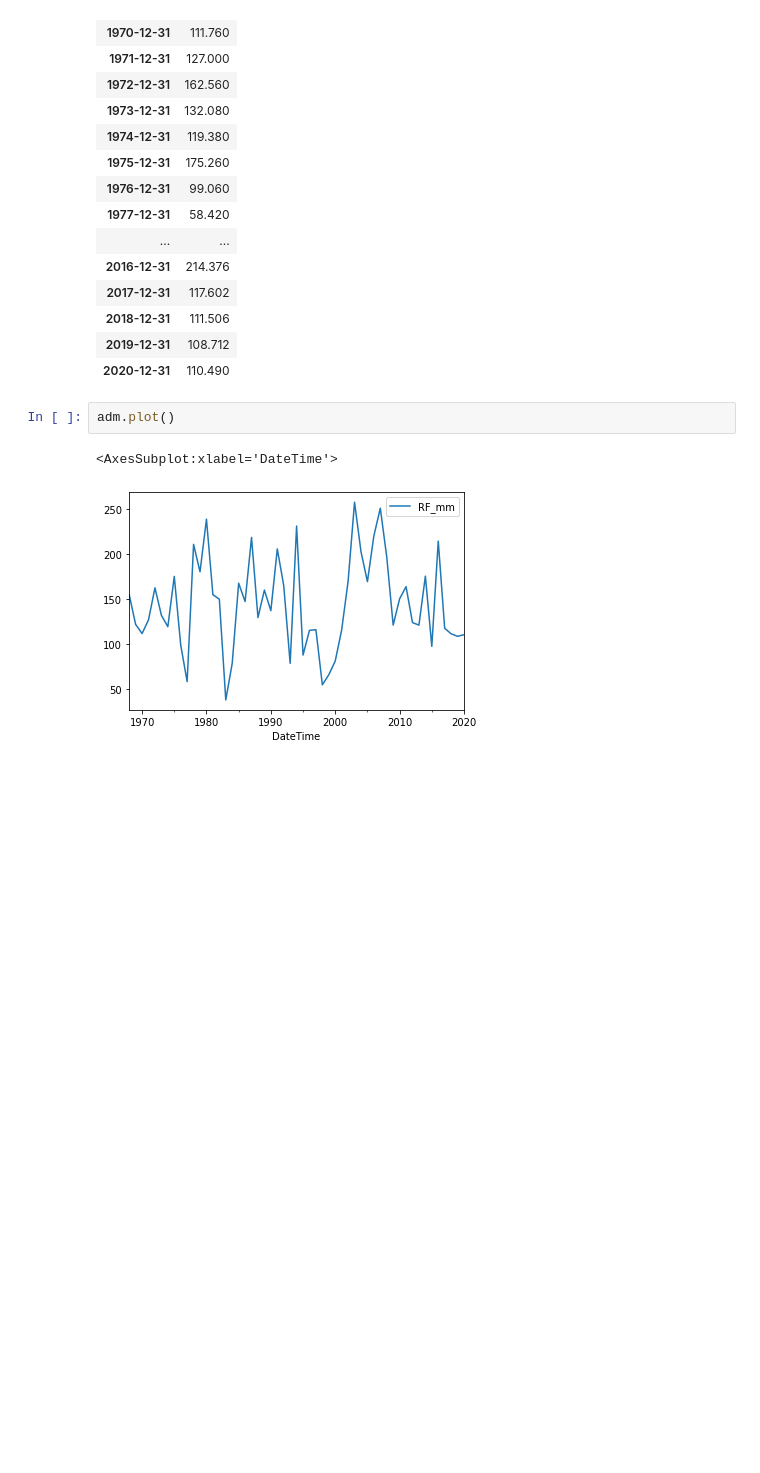
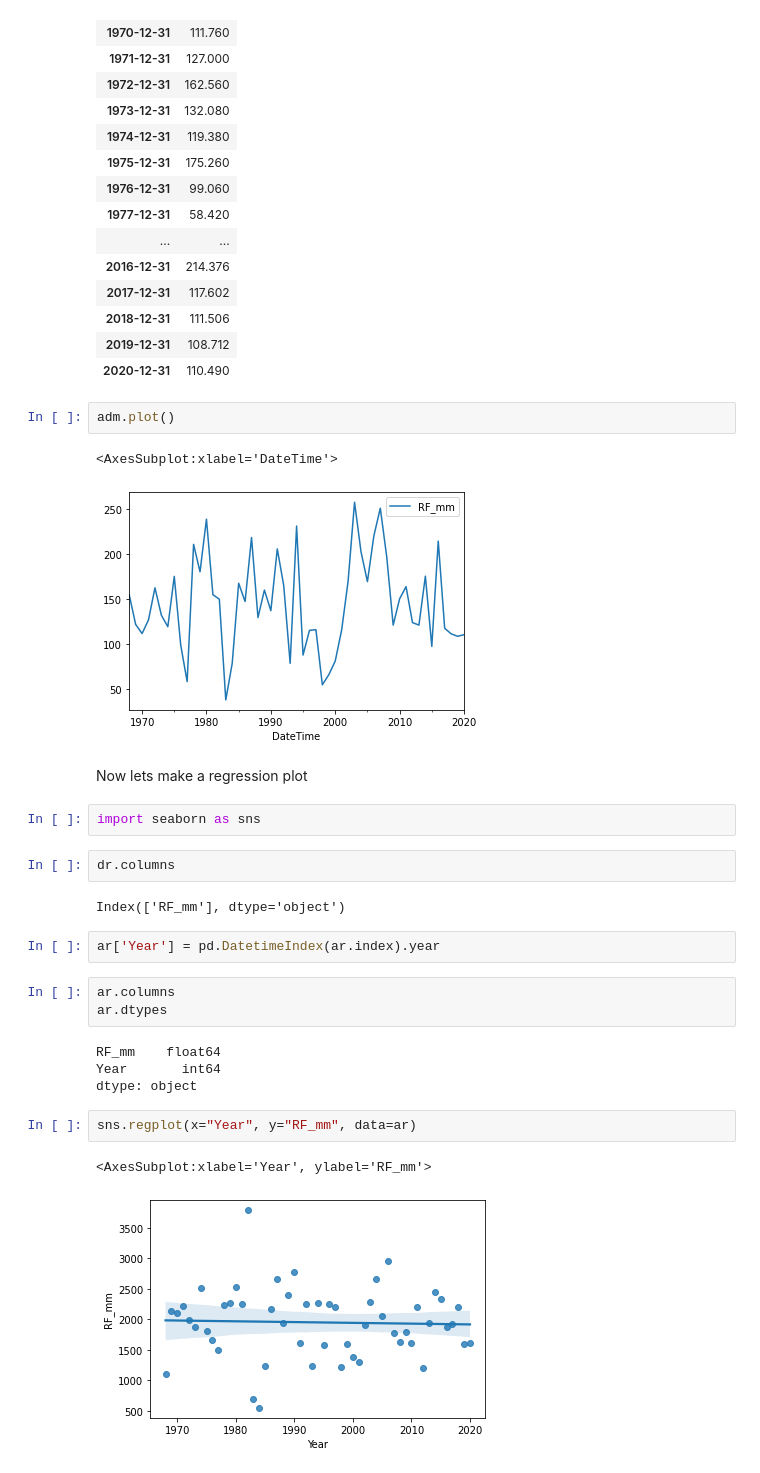
Before and after one commit to asselapathirana/pythonbootcamp, a Jupyter notebook: 2022/day1/read_rainfall3.ipynb, the cells around one changed output. Cells and saved outputs as stored; diff of their text form; blank space fills up the shorter version.

```diff
--- a/2022/day1/read_rainfall3.ipynb
+++ b/2022/day1/read_rainfall3.ipynb
@@ -58,3 +61,25 @@ adm.plot()
 # %% [output]
 <AxesSubplot:xlabel='DateTime'>
 [figure]
+# %% [markdown]
+Now lets make a regression plot
+# %%
+import seaborn as sns
+# %%
+dr.columns
+# %% [output]
+Index(['RF_mm'], dtype='object')
+# %%
+ar['Year'] = pd.DatetimeIndex(ar.index).year
+# %%
+ar.columns
+ar.dtypes
+# %% [output]
+RF_mm    float64
+Year       int64
+dtype: object
+# %%
+sns.regplot(x="Year", y="RF_mm", data=ar)
+# %% [output]
+<AxesSubplot:xlabel='Year', ylabel='RF_mm'>
+[figure, added]
```
Also changed, not shown: parts of 3 cells of this notebook.
